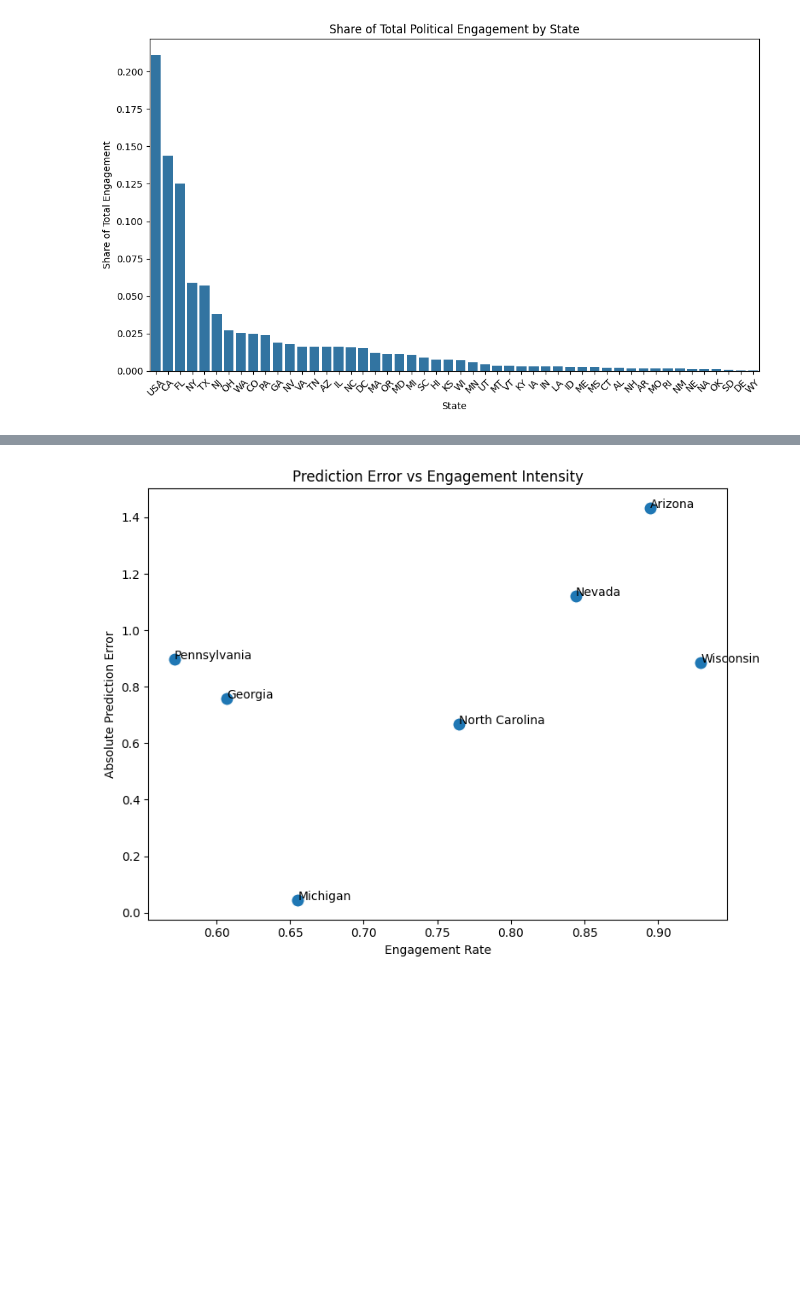
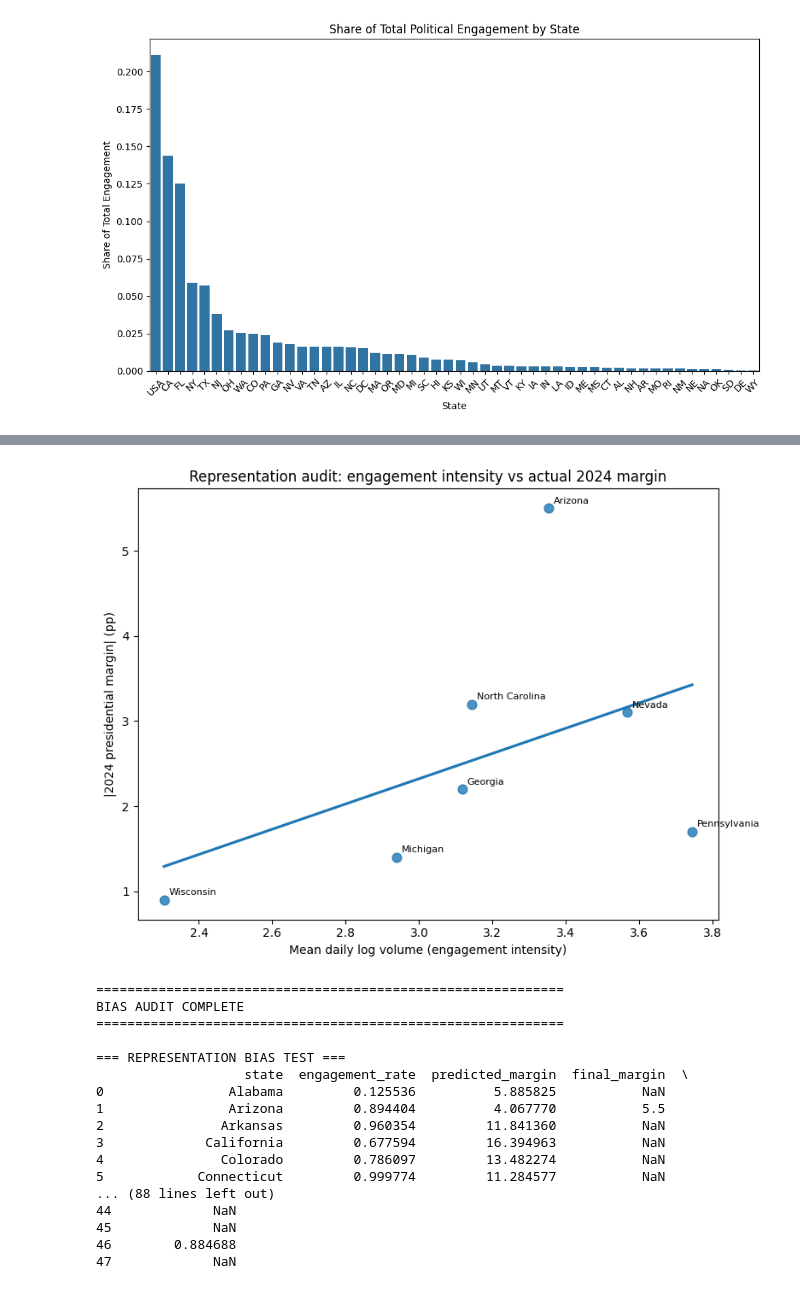
Before and after one commit to ZhangPeiLin2004/US_Election, a Jupyter notebook: notebooks/Pollpred.ipynb, the cells around one changed output, grey strips where cells are left out. Saved outputs shown, nothing was run; the diff lists cells and outputs as text; code cells hidden in the pictures; blank space fills up the shorter version.

```diff
--- a/notebooks/Pollpred.ipynb
+++ b/notebooks/Pollpred.ipynb
@@ -216,7 +248,7 @@ Panel: 23,552 state-days, 50 states
 # ================================
 
 results = pd.read_csv(
-    r"E:\Csci_3\US_Election\Peilin\trump_vs_harris_margins.csv"
+    r"E:\Csci_3\US_Election\data\trump_vs_harris_margins.csv"
 )
 
 results.rename(columns={
@@ -603,8 +635,54 @@ plt.show()
 [figure]
 # %%
 # ================================
-# REPRESENTATION BIAS TEST
+# 20. REPRESENTATION AUDIT  [B: engagement vs actual election margins]
 # ================================
+# Compare online engagement intensity against external ground truth: the
+# certified 2024 presidential margin (abs. pp) in each swing state. Tests
+# whether higher visibility tracks real electoral competitiveness.
+# Source: certified 2024 results (Trump - Harris margin, percentage points).
+actual_margin_2024 = {
+    "Arizona": 5.5,
+    "Georgia": 2.2,
+    "Michigan": 1.4,
+    "Nevada": 3.1,
+    "North Carolina": 3.2,
+    "Pennsylvania": 1.7,
+    "Wisconsin": 0.9,
+}
+
+swing_intensity = (
+    daily[daily["state"].isin(swing_states)]
+    .groupby("state")
+    .agg(mean_daily_volume=("tweet_volume", "mean"),
+         mean_log_volume=("log_volume", "mean"))
+)
+swing_intensity["abs_margin"] = swing_intensity.index.map(actual_margin_2024)
+swing_intensity = swing_intensity.dropna(subset=["abs_margin"])
+
+print(f"\n{'=' * 60}\n20. REPRESENTATION AUDIT (engagement vs 2024 margin)\n{'=' * 60}")
+if len(swing_intensity) >= 3:
+    corr = swing_intensity["mean_log_volume"].corr(swing_intensity["abs_margin"])
+    print(f"Correlation(mean log volume, |2024 margin|) = {corr:.3f}")
+    print("Positive => louder states were the LESS competitive ones "
+          "(visibility != representativeness).")
+    print(swing_intensity.round(3).to_string())
+
+    plt.figure(figsize=(8, 6))
+    sns.regplot(data=swing_intensity, x="mean_log_volume", y="abs_margin",
+                ci=None, scatter_kws={"s": 60})
+    for state, row in swing_intensity.iterrows():
+        plt.annotate(state, (row["mean_log_volume"], row["abs_margin"]),
+                     fontsize=8, xytext=(4, 4), textcoords="offset points")
+    plt.title("Representation audit: engagement intensity vs actual 2024 margin")
+    plt.xlabel("Mean daily log volume (engagement intensity)")
+    plt.ylabel("|2024 presidential margin| (pp)")
+    plt.tight_layout()
+    plt.show()
+else:
+    print("Insufficient swing-state coverage for representation audit.")
+
+print(f"\n{'=' * 60}\nBIAS AUDIT COMPLETE\n{'=' * 60}")
 
 state_features["absolute_error"] = (
     state_features["prediction_error"].abs()
@@ -672 +747,18 @@ plt.show()
-[figure, old version]
+[figure, new version]
+============================================================
+BIAS AUDIT COMPLETE
+============================================================
+
+=== REPRESENTATION BIAS TEST ===
+                   state  engagement_rate  predicted_margin  final_margin  \
+0                Alabama         0.125536          5.885825           NaN
+1                Arizona         0.894404          4.067770           5.5
+2               Arkansas         0.960354         11.841360           NaN
+3             California         0.677594         16.394963           NaN
+4               Colorado         0.786097         13.482274           NaN
+5            Connecticut         0.999774         11.284577           NaN
+... (88 lines left out)
+44             NaN
+45             NaN
+46        0.884688
+47             NaN
```
Also changed, not shown: parts of 4 cells of this notebook, 1 other file.
